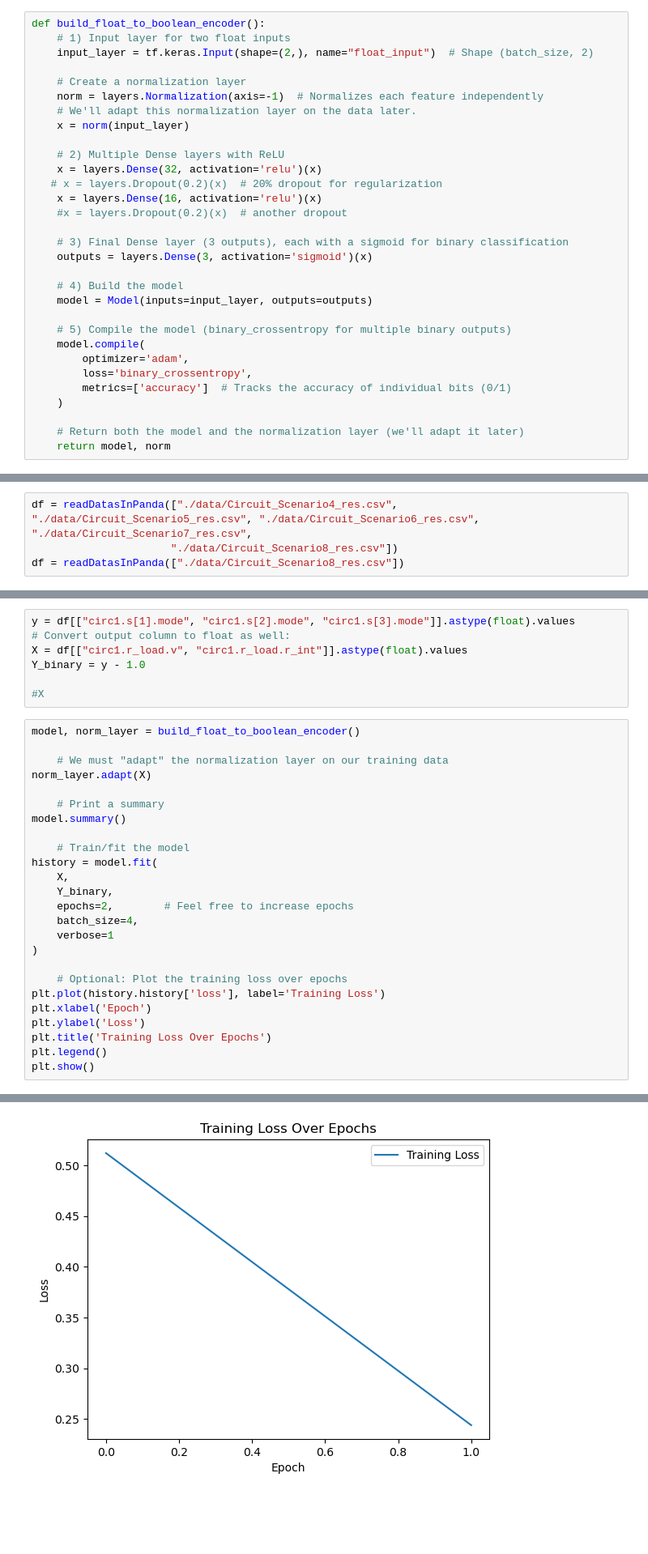
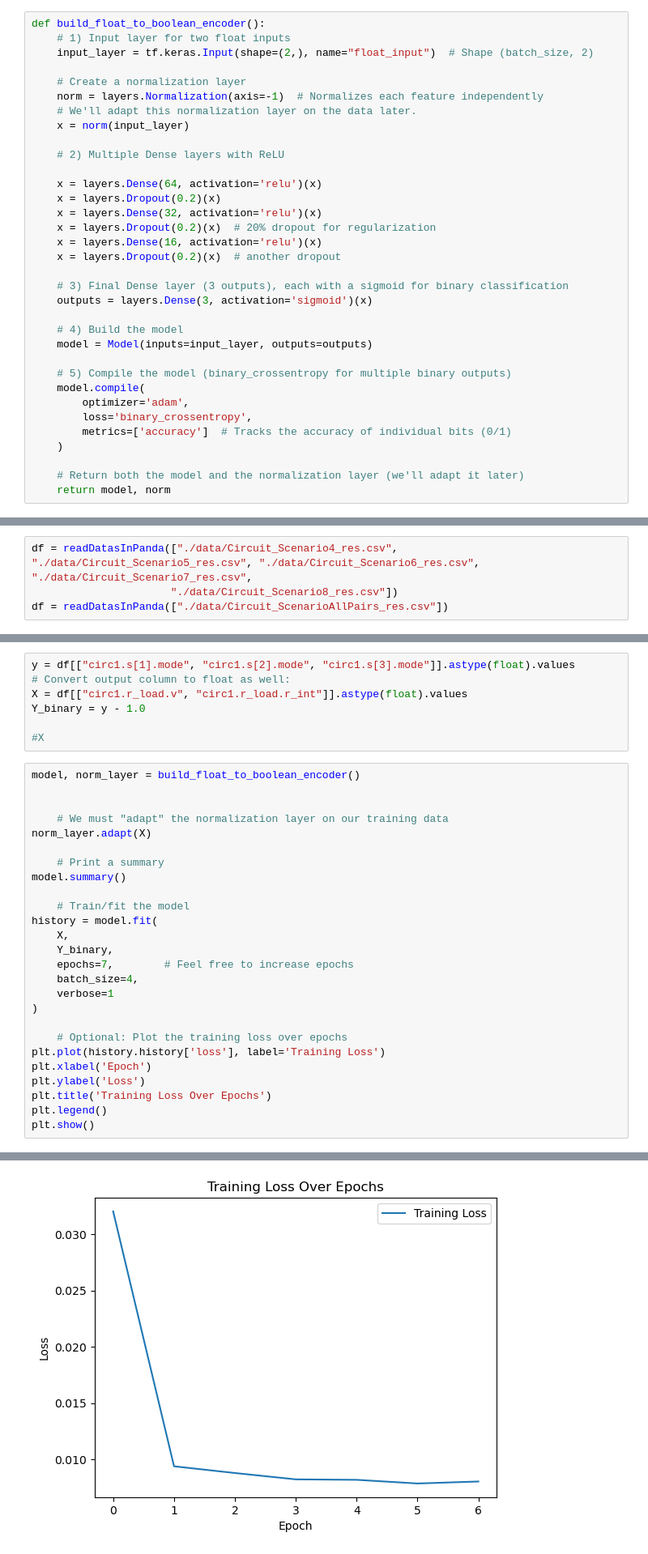
Before and after one commit to fsahat1/MTS_Circuit_Model, a Jupyter notebook: Diagnostic/MachineLearning.ipynb, the cells around one changed output, grey strips where cells are left out. Shown: that part at 81% size. Drawn from its saved outputs; the diff is of its cells as text; blank space fills up the shorter version.

Commit message:
improved machine learning and data

```diff
--- a/Diagnostic/MachineLearning.ipynb
+++ b/Diagnostic/MachineLearning.ipynb
@@ -47,10 +52,13 @@ def build_float_to_boolean_encoder():
     x = norm(input_layer)
 
     # 2) Multiple Dense layers with ReLU
+
+    x = layers.Dense(64, activation='relu')(x)
+    x = layers.Dropout(0.2)(x)
     x = layers.Dense(32, activation='relu')(x)
-   # x = layers.Dropout(0.2)(x)  # 20% dropout for regularization
+    x = layers.Dropout(0.2)(x)  # 20% dropout for regularization
     x = layers.Dense(16, activation='relu')(x)
-    #x = layers.Dropout(0.2)(x)  # another dropout
+    x = layers.Dropout(0.2)(x)  # another dropout
 
     # 3) Final Dense layer (3 outputs), each with a sigmoid for binary classification
     outputs = layers.Dense(3, activation='sigmoid')(x)
@@ -88,7 +96,7 @@ def readDatasInPanda(file_paths):
 # %%
 df = readDatasInPanda(["./data/Circuit_Scenario4_res.csv", "./data/Circuit_Scenario5_res.csv", "./data/Circuit_Scenario6_res.csv", "./data/Circuit_Scenario7_res.csv",
                       "./data/Circuit_Scenario8_res.csv"])
-df = readDatasInPanda(["./data/Circuit_Scenario8_res.csv"])
+df = readDatasInPanda(["./data/Circuit_ScenarioAllPairs_res.csv"])
 # %% [output]
 read: ./data/Circuit_Scenario4_res.csv
 read: ./data/Circuit_Scenario5_res.csv
@@ -105,6 +113,7 @@ Y_binary = y - 1.0
 #X
 # %%
 model, norm_layer = build_float_to_boolean_encoder()
+
 
     # We must "adapt" the normalization layer on our training data
 norm_layer.adapt(X)
@@ -116,7 +125,7 @@ model.summary()
 history = model.fit(
     X,
     Y_binary,
-    epochs=2,        # Feel free to increase epochs
+    epochs=7,        # Feel free to increase epochs
     batch_size=4,
     verbose=1
 )
@@ -149,4 +158,4 @@ Epoch 2/2
-[figure, old version]
+[figure, new version]
 # %%
 single_input = X[190]  # This is a single value, shape = (1,)
 
```
Also changed, not shown: parts of 8 cells of this notebook, 3 other files.
